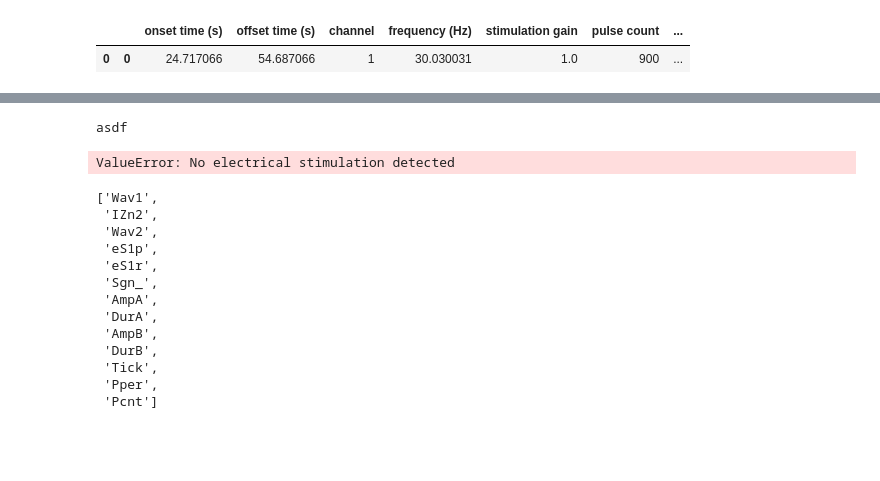
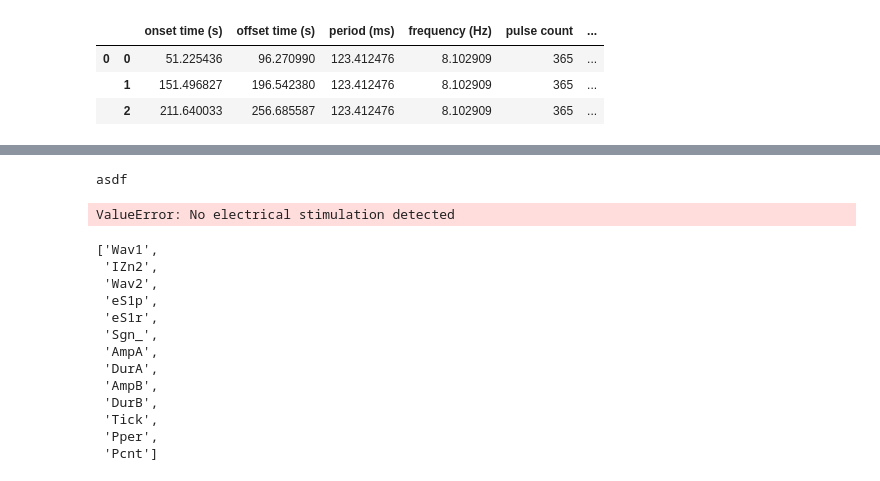
Before and after one commit to ludwig-lab/pyeCAP, a Jupyter notebook: KC_Tank_Import_debug.ipynb, the cells around one changed output, grey strips where cells are left out. Drawn from its saved outputs; the diff is of its cells as text; code cells hidden in the pictures; blank space fills up the shorter version.

```diff
--- a/KC_Tank_Import_debug.ipynb
+++ b/KC_Tank_Import_debug.ipynb
@@ -44,6 +37,8 @@ valid_cap.dask_array(parameter = (0,0))
 # %%
-cap.parameters.parameters
+valid_cap.parameters.parameters
 # %% [output]
-|  |  | onset time (s) | offset time (s) | channel | frequency (Hz) | stimulation gain | pulse count | ... |
-| 0 | 0 | 24.717066 | 54.687066 | 1 | 30.030031 | 1.0 | 900 | ... |
+|  |  | onset time (s) | offset time (s) | period (ms) | frequency (Hz) | pulse count | ... |
+| 0 | 0 | 51.225436 | 96.270990 | 123.412476 | 8.102909 | 365 | ... |
+|  | 1 | 151.496827 | 196.542380 | 123.412476 | 8.102909 | 365 | ... |
+|  | 2 | 211.640033 | 256.685587 | 123.412476 | 8.102909 | 365 | ... |
 # %%
```
Also changed, not shown: parts of 5 cells of this notebook, 1 other file.
